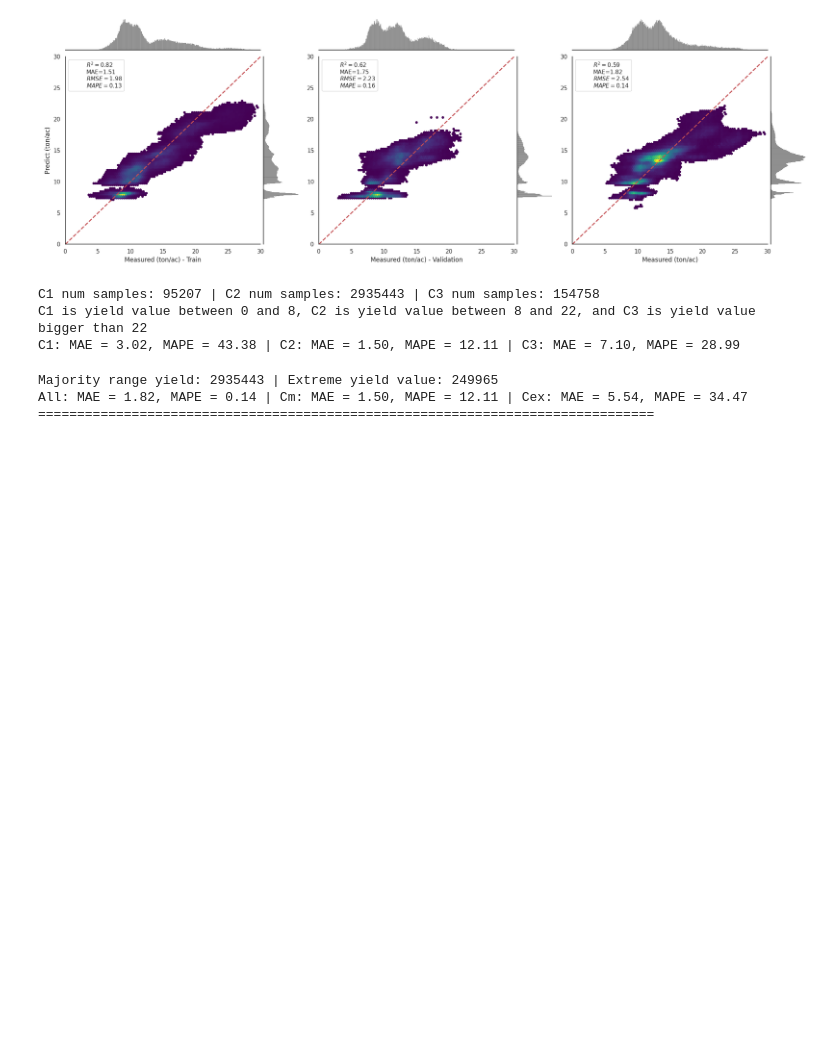
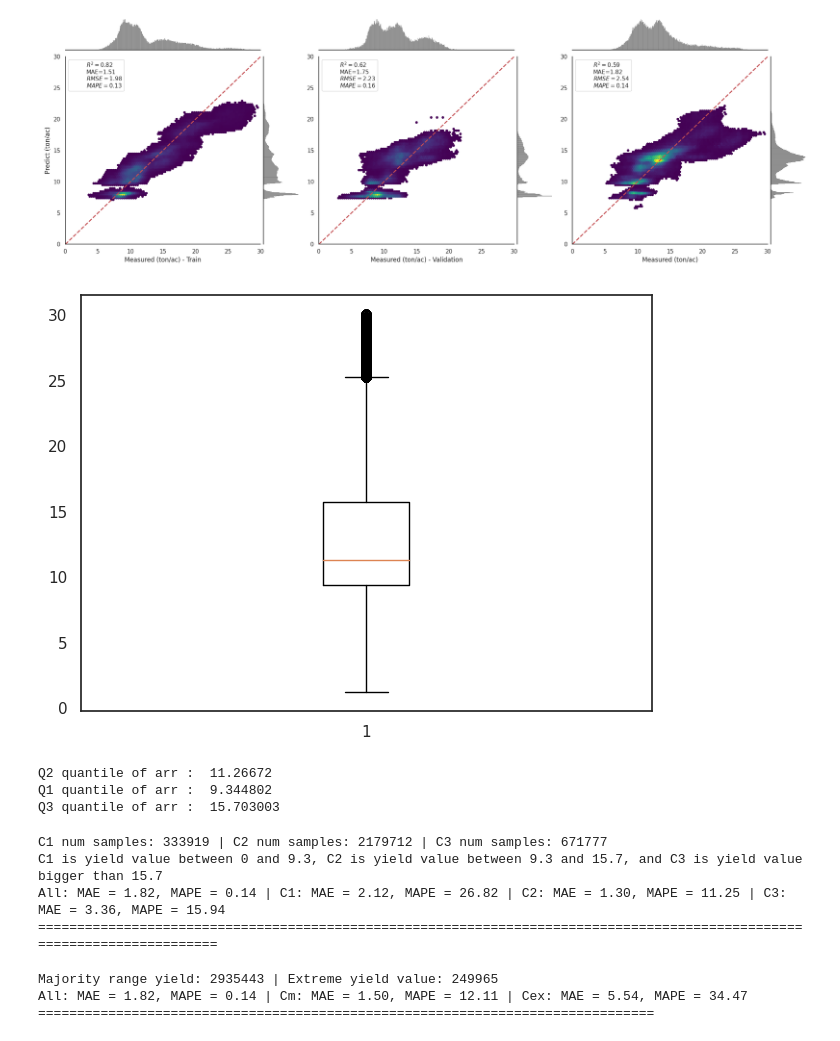
Before and after one commit to plant-ai-biophysics-lab/imbalance_deep_regression_yield_forecasting, a Jupyter notebook: Inference/Vanilla.ipynb, the cells around one changed output. Cells and saved outputs as stored; diff of their text form; code cells hidden in the pictures; blank space fills up the shorter version.

```diff
--- a/Inference/DataLevel.ipynb
+++ b/Inference/Vanilla.ipynb
@@ -47,3 +47,16 @@ _ = Inference.train_val_test_satterplot(RGB_train_cost_vanilla, RGB_valid_cost_v
                                     fig_save_name = None)
 # %% [output]
 [figure]
+# %%
+bp = plt.boxplot(RGB_train_cost_vanilla['ytrue'])
+None
+# %% [output]
+[figure, added]
+# %%
+print("Q2 quantile of arr : ", np.quantile(RGB_train_cost_vanilla['ytrue'], .50))
+print("Q1 quantile of arr : ", np.quantile(RGB_train_cost_vanilla['ytrue'], .25))
+print("Q3 quantile of arr : ", np.quantile(RGB_train_cost_vanilla['ytrue'], .75))
+# %% [output]
+Q2 quantile of arr :  11.26672
+Q1 quantile of arr :  9.344802
+Q3 quantile of arr :  15.703003
@@ -50,9 +69,10 @@ _ = Inference.train_val_test_satterplot(RGB_train_cost_vanilla, RGB_valid_cost_v
 # %%
-RGB_test_cost_vanilla_Output = Inference.eval_on_three_main_label_range_pred(RGB_test_cost_vanilla, th1 = 8, th2 = 22)
+RGB_test_cost_vanilla_Output = Inference.eval_on_three_main_label_range_pred(RGB_test_cost_vanilla, th1 = 9.3, th2 = 15.70)
 # %% [output]
-C1 num samples: 95207 | C2 num samples: 2935443 | C3 num samples: 154758
-C1 is yield value between 0 and 8, C2 is yield value between 8 and 22, and C3 is yield value bigger than 22
-C1: MAE = 3.02, MAPE = 43.38 | C2: MAE = 1.50, MAPE = 12.11 | C3: MAE = 7.10, MAPE = 28.99
+C1 num samples: 333919 | C2 num samples: 2179712 | C3 num samples: 671777
+C1 is yield value between 0 and 9.3, C2 is yield value between 9.3 and 15.7, and C3 is yield value bigger than 15.7
+All: MAE = 1.82, MAPE = 0.14 | C1: MAE = 2.12, MAPE = 26.82 | C2: MAE = 1.30, MAPE = 11.25 | C3: MAE = 3.36, MAPE = 15.94
+=========================================================================================================================
 # %%
 _ = Inference.eval_on_extreme_main_label_range_pred(RGB_test_cost_vanilla, th1 = 8, th2 = 22)
 # %% [output]
```
Also changed, not shown: parts of 20 cells of this notebook, 7 other files.
